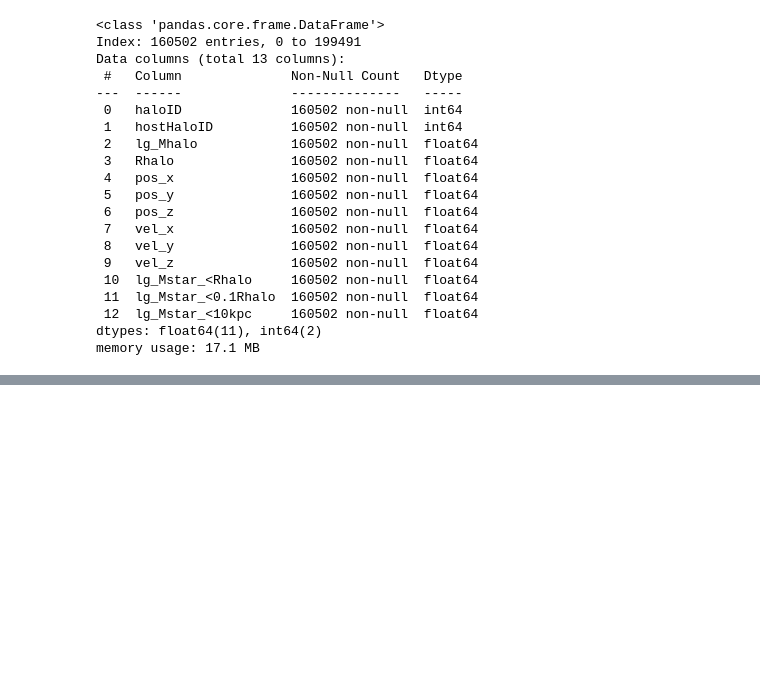
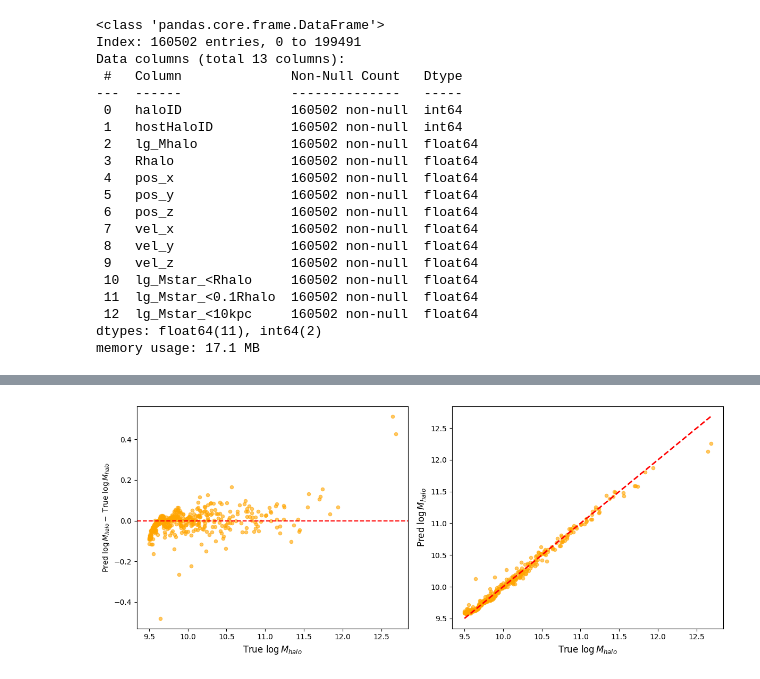
Before and after one commit to abdelrahman-helal/DM_FIREbox, a Jupyter notebook: notebooks/random_forest.ipynb, the cells around one changed output, grey strips where cells are left out. Saved outputs shown, nothing was run; the diff lists cells and outputs as text; code cells hidden in the pictures; blank space fills up the shorter version.

```diff
--- a/notebooks/random_forest.ipynb
+++ b/notebooks/random_forest.ipynb
@@ -357,0 +348,20 @@ Test residuals - Mean: 0.0042, Std: 0.1255
+# %%
+fig, axes = plt.subplots(1, 2, figsize=(12, 5))
+
+# Training set predictions
+axes[0].scatter(y_test, test_residuals, alpha=0.6, s=20, color='orange')
+axes[0].axhline(y=0, color='r', linestyle='--')
+axes[0].set_xlabel('True $\log M_{halo}$', fontsize=12)
+axes[0].set_ylabel('True $\log M_{halo} -$ Pred $\log M_{halo}$')
+
+# Test set predictions
+axes[1].scatter(y_test, y_test_pred, alpha=0.6, s=20, color='orange')
+axes[1].plot([y_test.min(), y_test.max()], [y_test.min(), y_test.max()], 'r--', lw=2)
+axes[1].set_xlabel('True $\log M_{halo}$', fontsize=12)
+axes[1].set_ylabel('Pred $\log M_{halo}$', fontsize=12)
+#axes[1].set_title(f'Test Set (R² = {test_r2:.4f})', fontsize=14, fontweight='bold')
+
+plt.tight_layout()
+plt.show()
+# %% [output]
+[figure, added]
```
Also changed, not shown: parts of 9 cells of this notebook.
